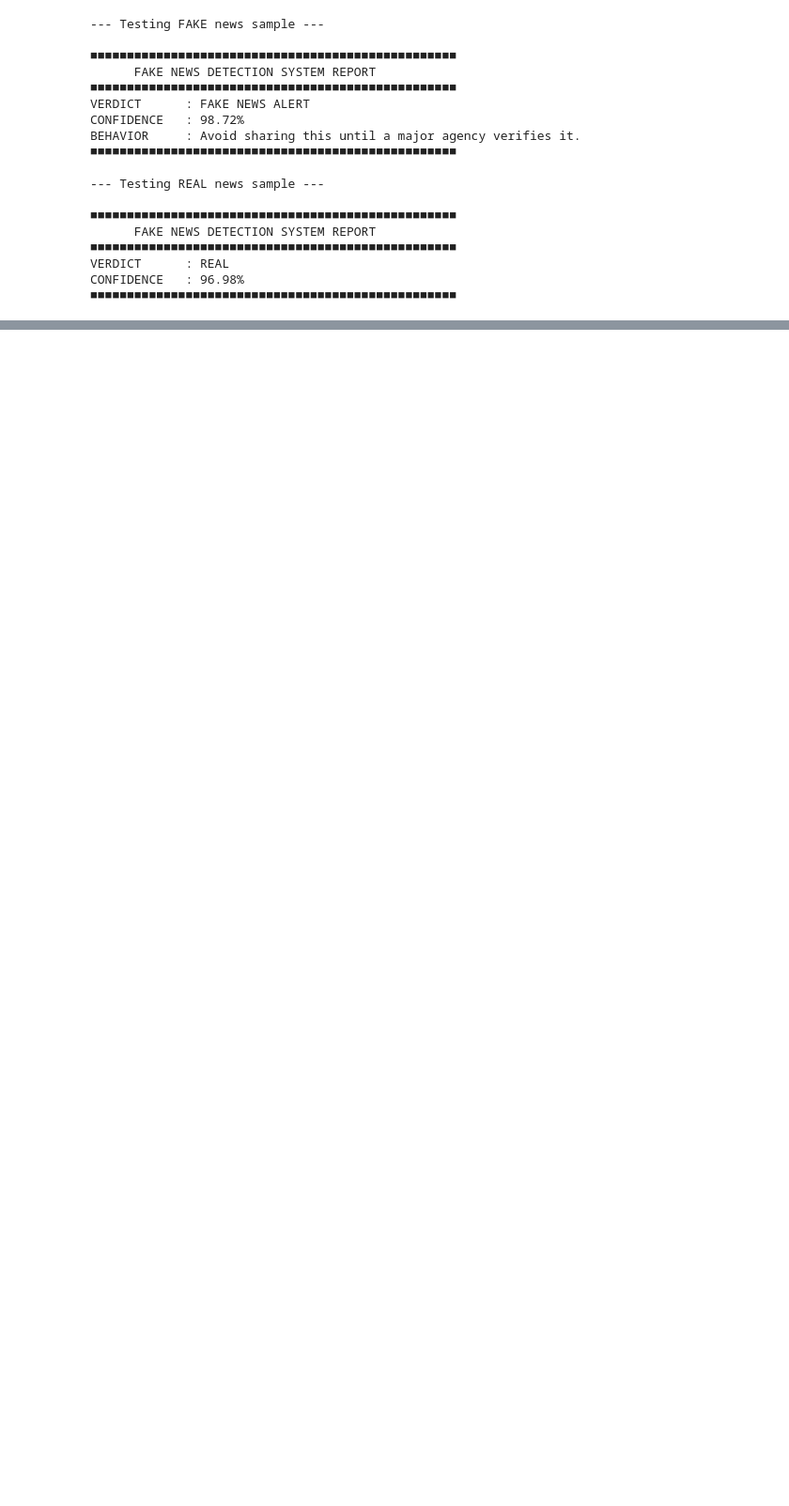
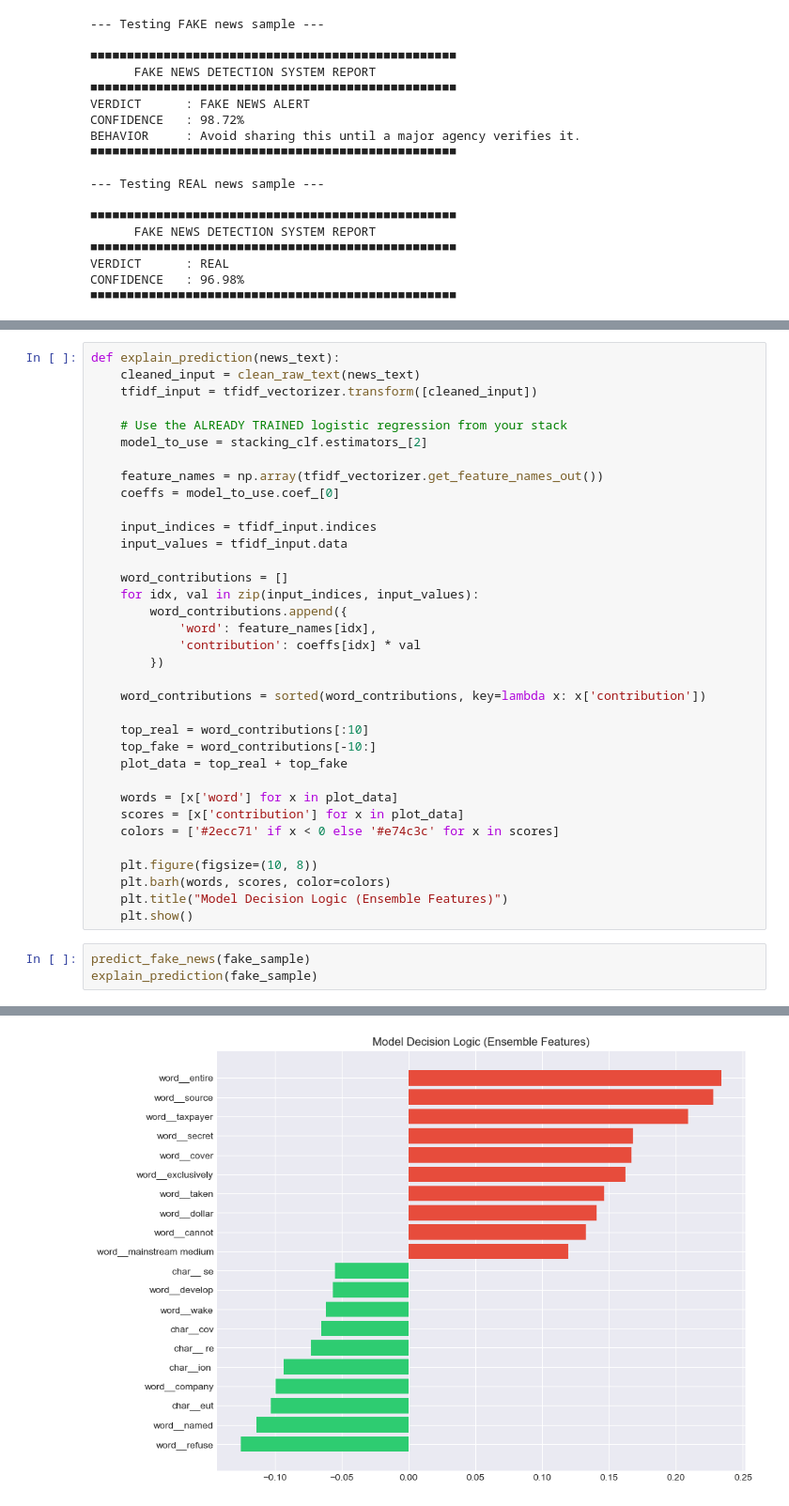
Before and after one commit to Vivek-sys-afk/Fake-News-Detection-Minor-Project, a Jupyter notebook: Fake_News_Detection.ipynb, the cells around one changed output, grey strips where cells are left out. Shown at 94% size. Drawn from its saved outputs; the diff is of its cells as text; blank space fills up the shorter version.

Commit message:
added Model Interpretability

```diff
--- a/Fake_News_Detection.ipynb
+++ b/Fake_News_Detection.ipynb
@@ -575,0 +566,39 @@ SUGGESTION   : Low confidence. Please check cross-referenced sources.
+# %%
+def explain_prediction(news_text):
+    cleaned_input = clean_raw_text(news_text)
+    tfidf_input = tfidf_vectorizer.transform([cleaned_input])
+
+    # Use the ALREADY TRAINED logistic regression from your stack
+    model_to_use = stacking_clf.estimators_[2]
+
+    feature_names = np.array(tfidf_vectorizer.get_feature_names_out())
+    coeffs = model_to_use.coef_[0]
+
+    input_indices = tfidf_input.indices
+    input_values = tfidf_input.data
+
+    word_contributions = []
+    for idx, val in zip(input_indices, input_values):
+        word_contributions.append({
+            'word': feature_names[idx],
+            'contribution': coeffs[idx] * val
+        })
+
+    word_contributions = sorted(word_contributions, key=lambda x: x['contribution'])
+
+    top_real = word_contributions[:10]
+    top_fake = word_contributions[-10:]
+    plot_data = top_real + top_fake
+
+    words = [x['word'] for x in plot_data]
+    scores = [x['contribution'] for x in plot_data]
+    colors = ['#2ecc71' if x < 0 else '#e74c3c' for x in scores]
+
+    plt.figure(figsize=(10, 8))
+    plt.barh(words, scores, color=colors)
+    plt.title("Model Decision Logic (Ensemble Features)")
+    plt.show()
+# %%
+predict_fake_news(fake_sample)
+explain_prediction(fake_sample)
+# %% [output]
@@ -575,0 +612 @@ SUGGESTION   : Low confidence. Please check cross-referenced sources.
+[figure, added]
```
Also changed, not shown: parts of 3 cells of this notebook.
